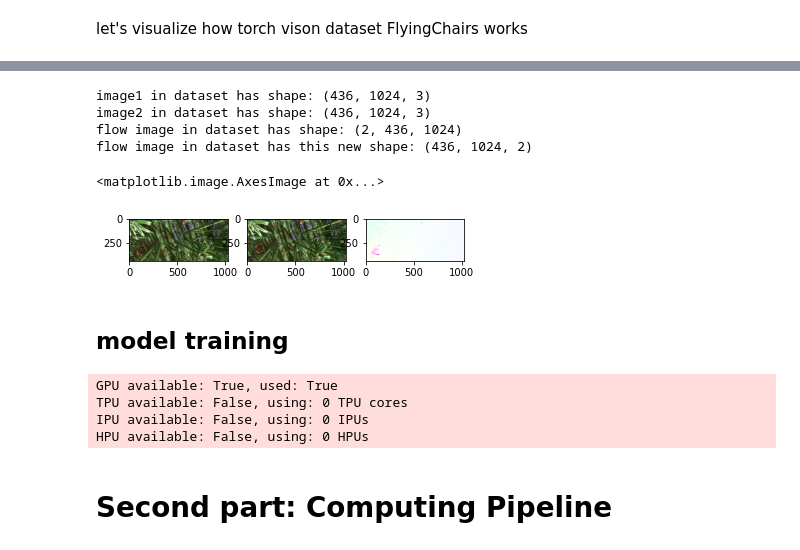
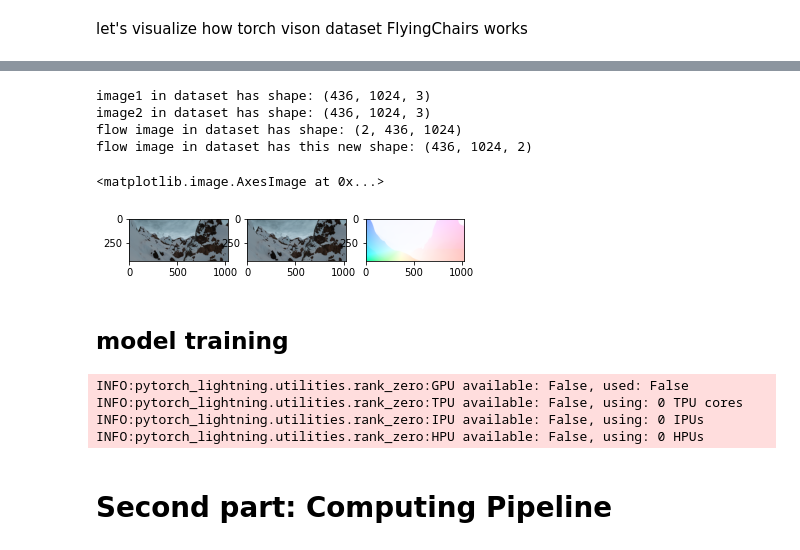
Before and after one commit to AlfaranoAndrea/workuout_keyframe, a Jupyter notebook: project.ipynb, the cells around one changed output, grey strips where cells are left out. Drawn from its saved outputs; the diff is of its cells as text; code cells hidden in the pictures.

```diff
--- a/project.ipynb
+++ b/project.ipynb
@@ -47,50 +81,52 @@ dataset/Sintel/training/clean
 """
 dataset gives back triplets [image1,image2, targetFlow]
 """
 
-triplet=loadedDataset[100]
+triplet=loadedDataset[10]
 img1,img2,flow= triplet
 
 img1=np.asarray(img1)
 img2=np.asarray(img2)
 
 print (f"image1 in dataset has shape: {img1.shape}")
 print (f"image2 in dataset has shape: {img2.shape}")
 
 print (f"flow image in dataset has shape: {flow.shape}")
 flow=np.transpose (flow,(1,2,0))
 print (f"flow image in dataset has this new shape: {flow.shape}")
 
 flow=fz.convert_from_flow(flow)
 
+plt.figure(figsize=(15,10))
 plt.subplot(1, 3, 1)
 plt.imshow(img1)
 plt.subplot(1, 3, 2)
 plt.imshow(img2)
 plt.subplot(1, 3, 3)
 plt.imshow(flow)
 # %% [output]
 image1 in dataset has shape: (436, 1024, 3)
 image2 in dataset has shape: (436, 1024, 3)
 flow image in dataset has shape: (2, 436, 1024)
 flow image in dataset has this new shape: (436, 1024, 2)
 <matplotlib.image.AxesImage at 0x...>
-[figure, old version]
+[figure, new version]
 # %% [markdown]
 ## model training
 # %%
-save = torch.load("./models/checkpoint/flownets.pth.tar.pth")#["state_dict"]
+#save = torch.load("./models/checkpoint/flownets.pth.tar.pth")#["state_dict"]
 model  = RAFT(version="large")
 data=FlowDataModule(batch_size =1, workers=32,selected_dataset ="Sintel")
-trainer = pl.Trainer(gpus=[0],
+
+trainer = pl.Trainer(accelerator= "gpu" if torch.cuda.is_available() else "cpu",
                      max_epochs=20,
                      auto_lr_find=False,
                      auto_scale_batch_size=False)
 # %% [output]
-GPU available: True, used: True
-TPU available: False, using: 0 TPU cores
-IPU available: False, using: 0 IPUs
-HPU available: False, using: 0 HPUs
+INFO:pytorch_lightning.utilities.rank_zero:GPU available: False, used: False
+INFO:pytorch_lightning.utilities.rank_zero:TPU available: False, using: 0 TPU cores
+INFO:pytorch_lightning.utilities.rank_zero:IPU available: False, using: 0 IPUs
+INFO:pytorch_lightning.utilities.rank_zero:HPU available: False, using: 0 HPUs
 # %%
 #trainer.fit(model,data )
 #trainer.test(model, data)
```
Also changed, not shown: parts of 12 cells of this notebook.
